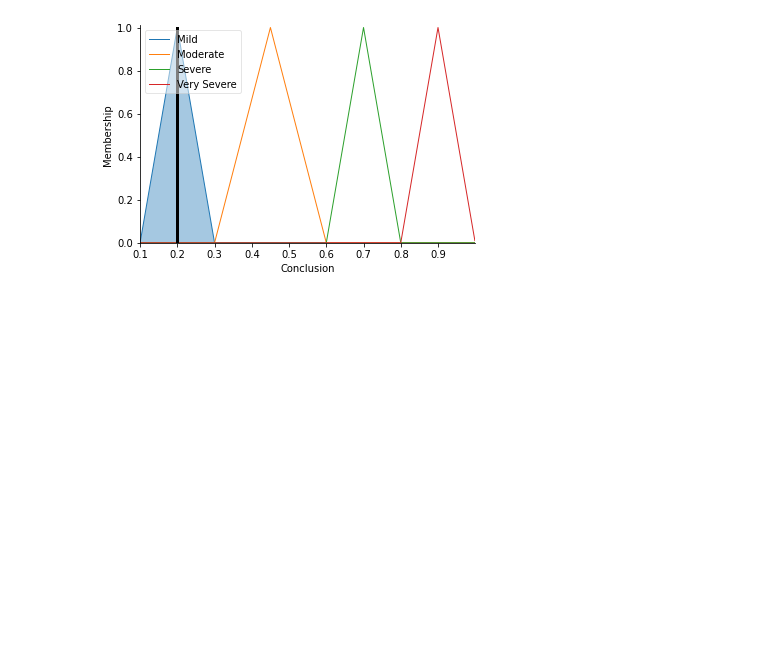
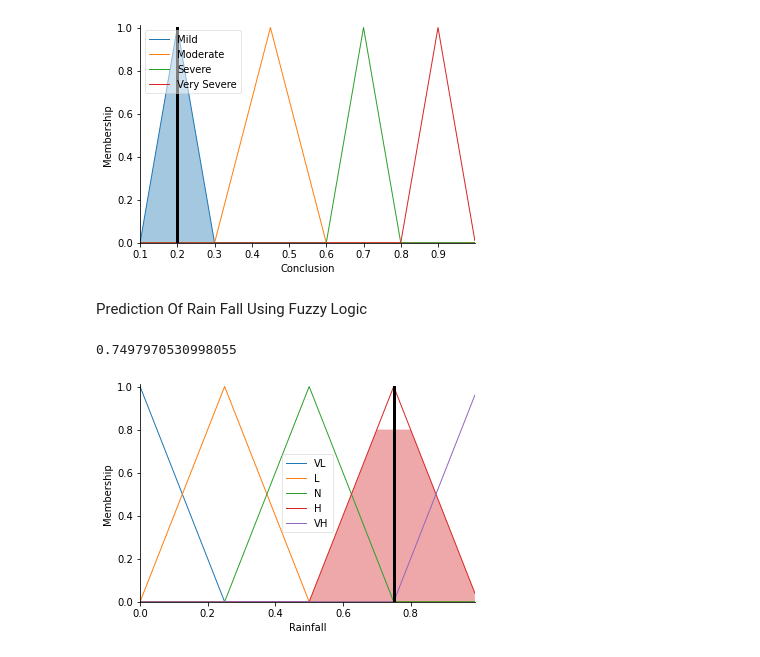
Before and after one commit to kiet1043/AI-homeworks, a Jupyter notebook: BT_FuzzyLogic.ipynb, the cells around one changed output. Saved outputs shown, nothing was run; the diff lists cells and outputs as text; code cells hidden in the pictures; blank space fills up the shorter version.

```diff
--- a/BT_FuzzyLogic.ipynb
+++ b/BT_FuzzyLogic.ipynb
@@ -113,3 +113,56 @@ conclusion.view(sim = conclusion_simulation)
 # %% [output]
 0.1999999999999999
 [figure]
+# %% [markdown]
+Prediction Of Rain Fall Using Fuzzy Logic
+# %%
+import numpy as np
+import skfuzzy as fuzz
+from skfuzzy import control as ctrl
+#________________________________________________
+fuzzyValues = np.arange(0, 1, 0.01)
+#________________________________________________
+#Input
+windSpeed = ctrl.Antecedent(fuzzyValues,'Wind Speed')
+temp = ctrl.Antecedent(fuzzyValues,'Temperature')
+
+#Output
+rainfall = ctrl.Consequent(fuzzyValues,'Rainfall')
+#________________________________________________
+#Membership
+def MembershipFunction(field):
+  field['VL'] = fuzz.trimf(fuzzyValues,[0, 0, 0.25])
+  field['L'] = fuzz.trimf(fuzzyValues,[0, 0.25, 0.5])
+  field['N'] = fuzz.trimf(fuzzyValues,[0.25, 0.5, 0.75])
+  field['H'] = fuzz.trimf(fuzzyValues,[0.5, 0.75, 1])
+  field['VH'] = fuzz.trimf(fuzzyValues,[0.75, 1, 1])
+
+MembershipFunction(windSpeed)
+MembershipFunction(temp)
+MembershipFunction(rainfall)
+#windSpeed.view()
+#________________________________________________
+#RULE
+rule0 = ctrl.Rule(antecedent=((windSpeed['VL']&temp['VL']) | (windSpeed['VL']&temp['L']) | (windSpeed['L']&temp['VL'])),consequent=rainfall['VL'],label='ruleVL')
+
+rule1 = ctrl.Rule(antecedent=((windSpeed['VL']&temp['N']) | (windSpeed['VL']&temp['H']) | (windSpeed['L']&temp['L']) | (windSpeed['L']&temp['N']) |
+                              (windSpeed['N']&temp['VL']) | (windSpeed['N']&temp['L']) | (windSpeed['H']&temp['VL'])),consequent=rainfall['L'],label='ruleL')
+
+rule2 = ctrl.Rule(antecedent=((windSpeed['VL']&temp['VH']) | (windSpeed['L']&temp['H']) | (windSpeed['L']&temp['VH']) | (windSpeed['N']&temp['N']) |
+                              (windSpeed['H']&temp['L']) | (windSpeed['VH']&temp['VL']) | (windSpeed['VH']&temp['L'])),consequent=rainfall['N'],label='ruleN')
+
+rule3 = ctrl.Rule(antecedent=((windSpeed['N']&temp['H']) | (windSpeed['N']&temp['VH']) | (windSpeed['H']&temp['N']) | (windSpeed['H']&temp['H']) |
+                              (windSpeed['VH']&temp['N'])),consequent=rainfall['H'],label='ruleH')
+
+rule4 = ctrl.Rule(antecedent=((windSpeed['H']&temp['VH']) | (windSpeed['VH']&temp['H']) | (windSpeed['VH']&temp['VH'])),consequent=rainfall['VH'],label='ruleVH')
+
+system = ctrl.ControlSystem([rule0,rule1,rule2,rule3,rule4])                       # Gan luat
+rainfall_sim = ctrl.ControlSystemSimulation(system)   # Gan qua trinh dieu khien mo phong dua theo luat
+rainfall_sim.input['Wind Speed']= 0.8             # Input
+rainfall_sim.input['Temperature']=0.5         # Input
+rainfall_sim.compute()                     # Tinh toan dua theo input
+print(rainfall_sim.output['Rainfall'])
+rainfall.view(sim=rainfall_sim)
+# %% [output]
+0.7497970530998055
+[figure, added]
```
